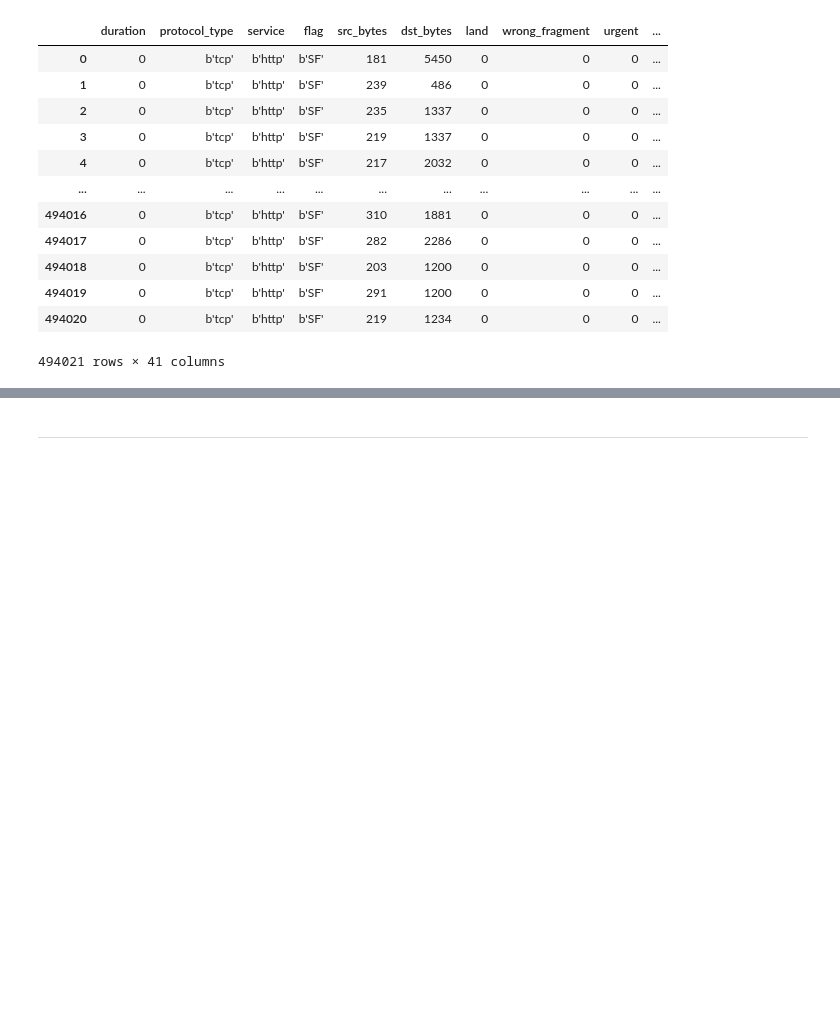
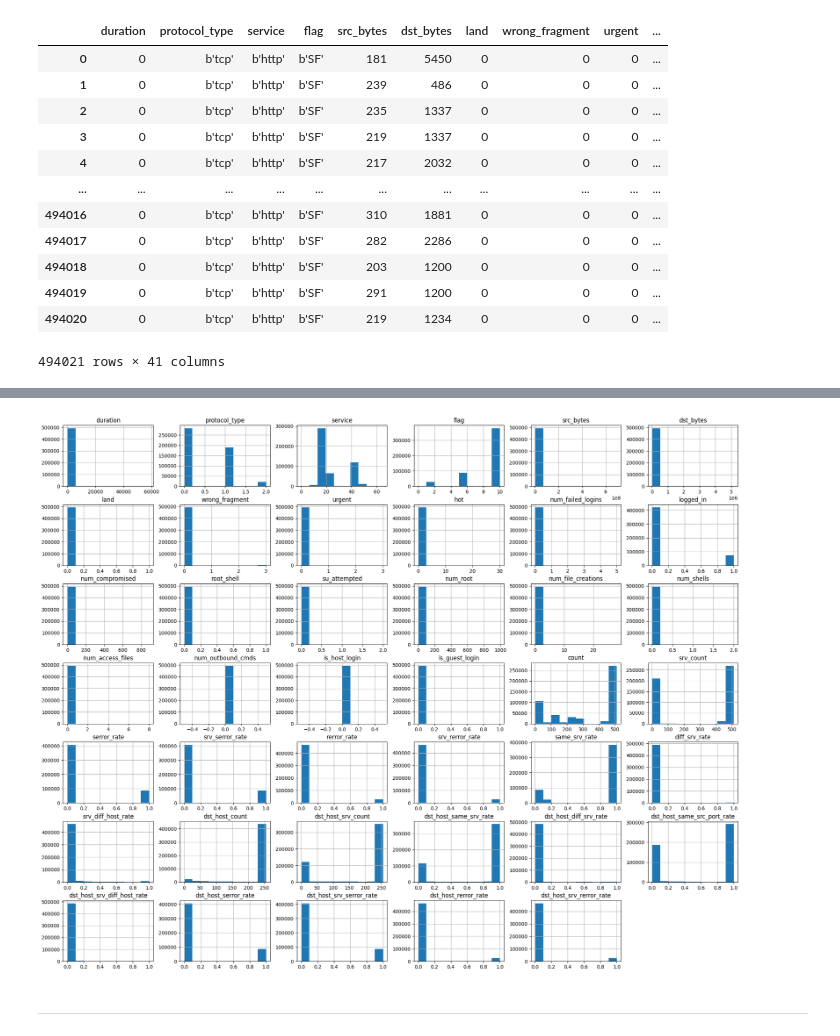
Before and after one commit to Yosesotomayor/Modulo_2, a Jupyter notebook: segunda_entrega/act2_uresti.ipynb, the cells around one changed output, grey strips where cells are left out. Drawn from its saved outputs; the diff is of its cells as text; code cells hidden in the pictures; blank space fills up the shorter version.

```diff
--- a/segunda_entrega/act2_uresti.ipynb
+++ b/segunda_entrega/act2_uresti.ipynb
@@ -51,0 +117,14 @@ X
+# %%
+# MAKE NUM CATEGORICAL and astype float
+
+X['protocol_type'] = encoder.fit_transform(X['protocol_type'])
+X['service'] = encoder.fit_transform(X['service'])
+X['flag'] = encoder.fit_transform(X['flag'])
+
+def make_float(x):
+    return float(x)
+
+for col in X.columns:
+    X[col] = X[col].apply(make_float)
+
+X
@@ -52,3 +145,8 @@ X
+# %%
+X.hist(figsize=(25, 20))
+plt.show()
+# %% [output]
+[figure, added]
 # %%
 X_train, X_test, y_train, y_test = train_test_split(X, y, test_size=0.2, random_state=42)
 # %% [markdown]
```
Also changed, not shown: parts of 10 cells of this notebook.
